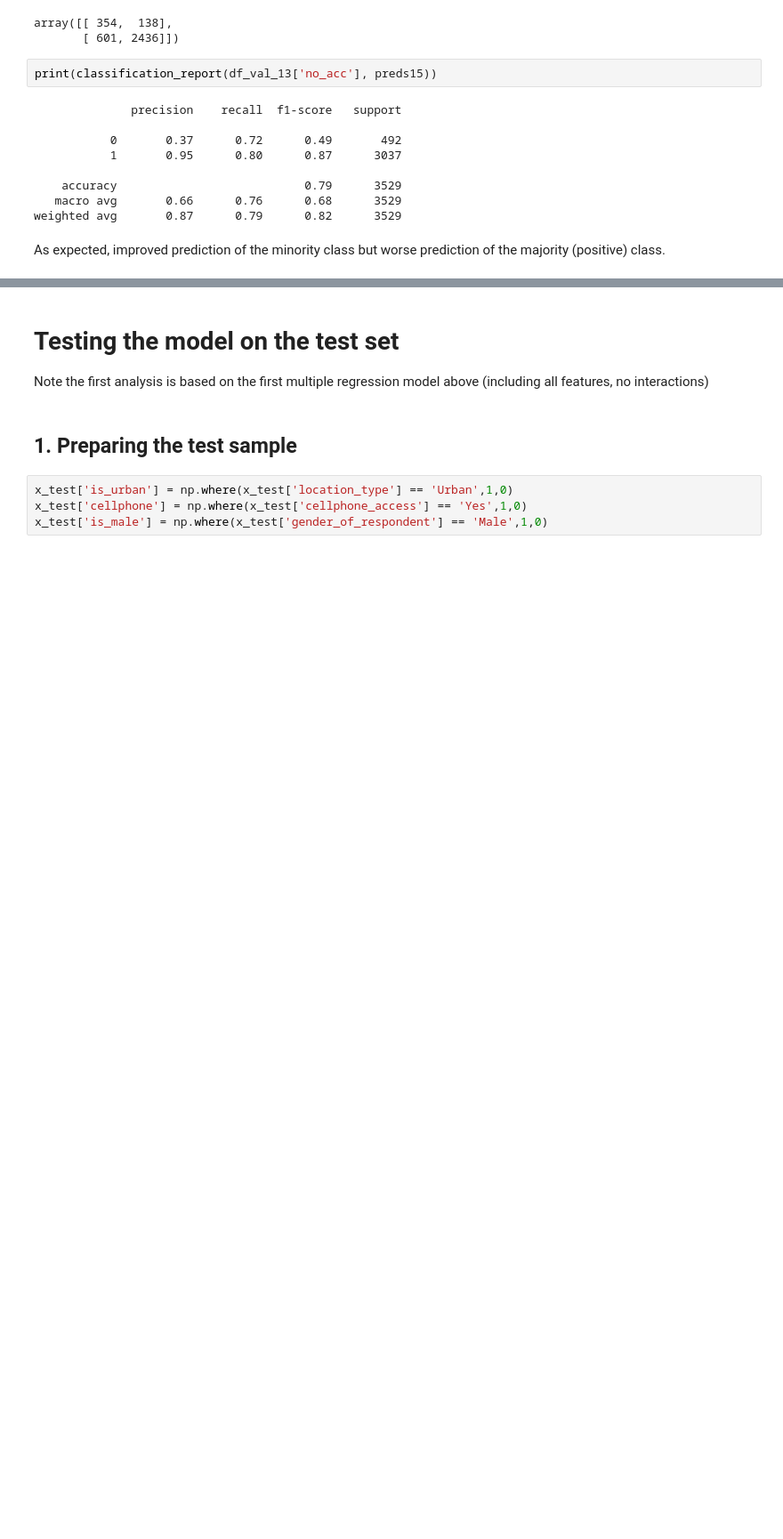
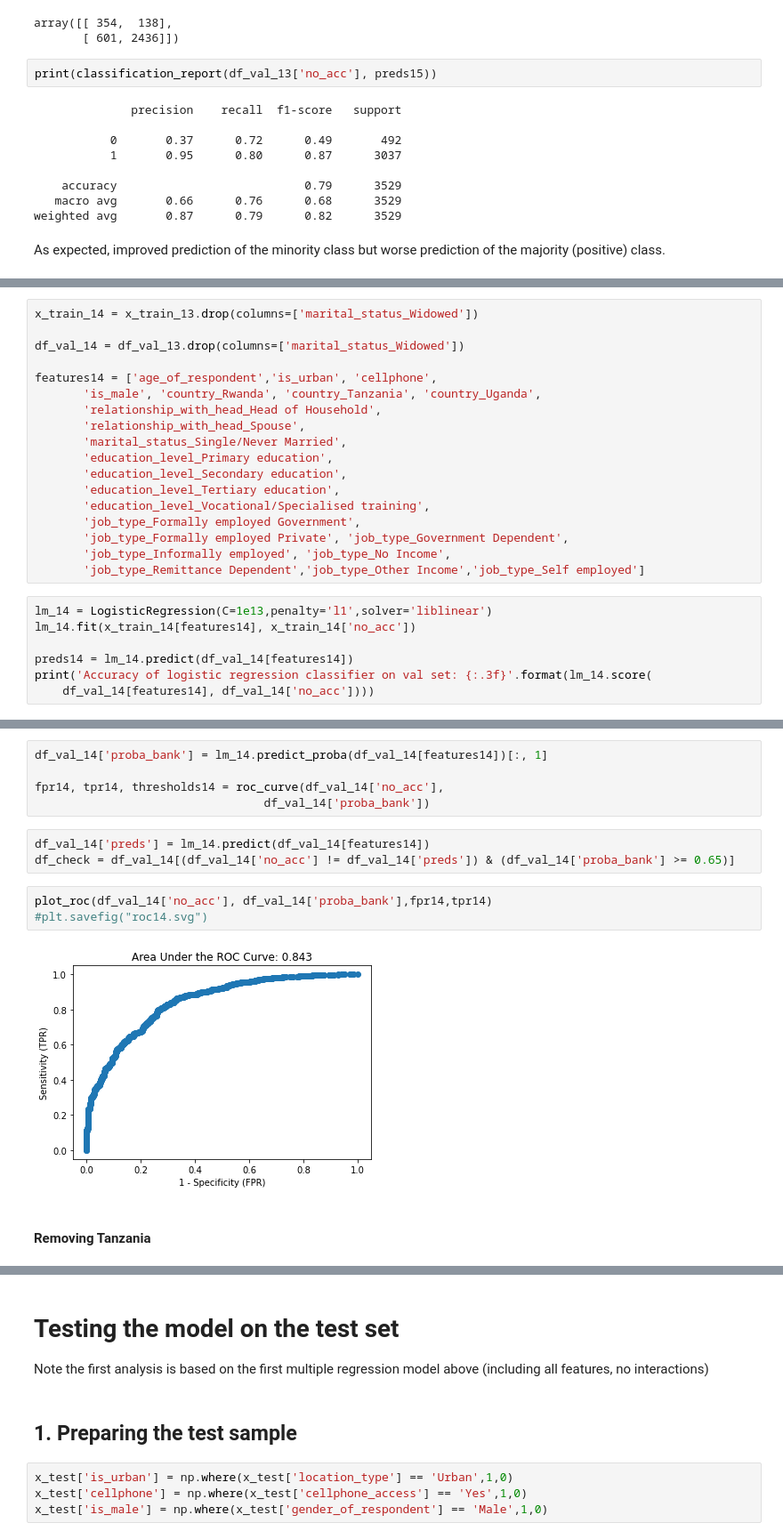
Before and after one commit to tawney-kirkland/03-mcnulty, a Jupyter notebook: 01-notebooks/data-processing_logreg-MAIN-FINAL.ipynb, the cells around one changed output, grey strips where cells are left out. Shown at 89% size. Cells and saved outputs as stored; diff of their text form; blank space fills up the shorter version.

```diff
--- a/01-notebooks/data-processing_logreg-MAIN-FINAL.ipynb
+++ b/01-notebooks/data-processing_logreg-MAIN-FINAL.ipynb
@@ -689,0 +687,25 @@ As expected, improved prediction of the minority class but worse prediction of t
+# %%
+x_train_14 = x_train_13.drop(columns=['marital_status_Widowed'])
+
+df_val_14 = df_val_13.drop(columns=['marital_status_Widowed'])
+
+features14 = ['age_of_respondent','is_urban', 'cellphone',
+       'is_male', 'country_Rwanda', 'country_Tanzania', 'country_Uganda',
+       'relationship_with_head_Head of Household',
+       'relationship_with_head_Spouse',
+       'marital_status_Single/Never Married',
+       'education_level_Primary education',
+       'education_level_Secondary education',
+       'education_level_Tertiary education',
+       'education_level_Vocational/Specialised training',
+       'job_type_Formally employed Government',
+       'job_type_Formally employed Private', 'job_type_Government Dependent',
+       'job_type_Informally employed', 'job_type_No Income',
+       'job_type_Remittance Dependent','job_type_Other Income','job_type_Self employed']
+# %%
+lm_14 = LogisticRegression(C=1e13,penalty='l1',solver='liblinear')
+lm_14.fit(x_train_14[features14], x_train_14['no_acc'])
+
+preds14 = lm_14.predict(df_val_14[features14])
+print('Accuracy of logistic regression classifier on val set: {:.3f}'.format(lm_14.score(
+    df_val_14[features14], df_val_14['no_acc'])))
@@ -689,0 +757,15 @@ As expected, improved prediction of the minority class but worse prediction of t
+# %%
+df_val_14['proba_bank'] = lm_14.predict_proba(df_val_14[features14])[:, 1]
+
+fpr14, tpr14, thresholds14 = roc_curve(df_val_14['no_acc'],
+                                 df_val_14['proba_bank'])
+# %%
+df_val_14['preds'] = lm_14.predict(df_val_14[features14])
+df_check = df_val_14[(df_val_14['no_acc'] != df_val_14['preds']) & (df_val_14['proba_bank'] >= 0.65)]
+# %%
+plot_roc(df_val_14['no_acc'], df_val_14['proba_bank'],fpr14,tpr14)
+#plt.savefig("roc14.svg")
+# %% [output]
+[figure, added]
+# %% [markdown]
+#### Removing Tanzania
```
Also changed, not shown: parts of 82 cells of this notebook.
